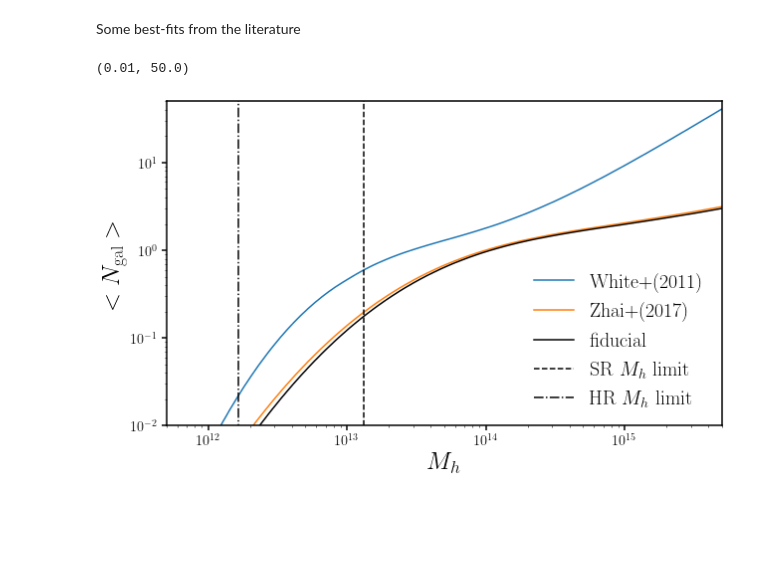
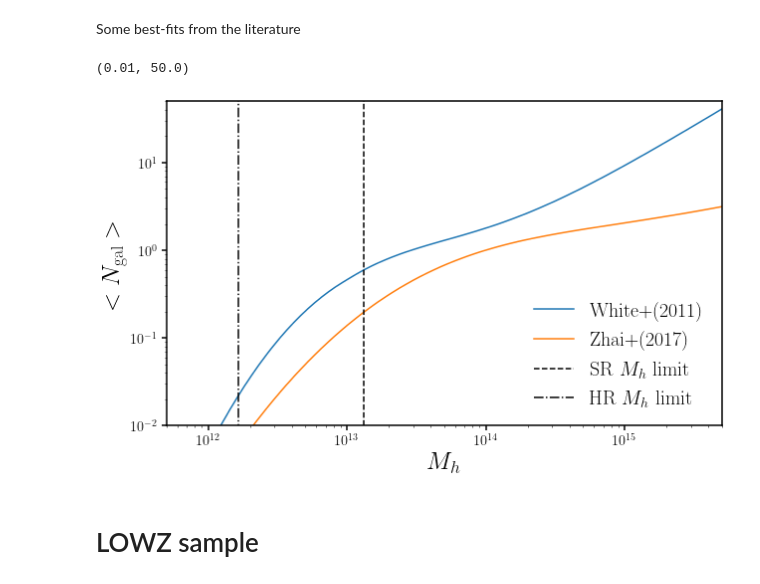
Before and after one commit to changhoonhahn/eMaNu, a Jupyter notebook: nb/hod/hod_highz.ipynb, the cells around one changed output. Cells and saved outputs as stored; diff of their text form; code cells hidden in the pictures; blank space fills up the shorter version.

```diff
--- a/nb/hod/hod_highz.ipynb
+++ b/nb/hod/hod_highz.ipynb
@@ -89,24 +89,26 @@ zhai2017 = np.array([13.67, 0.81, 11.62, 0.43, 14.93])
 # %%
 logMbin = np.linspace(11., 16., 100) # logMh bins
 
 fig = plt.figure(figsize=(10,6))
 sub = fig.add_subplot(111)
 
 sub.plot(10**logMbin, Ngal_Mh(white2011, logMbin), label='White+(2011)')
 sub.plot(10**logMbin, Ngal_Mh(zhai2017, logMbin), label='Zhai+(2017)')
-sub.plot(10**logMbin, Ngal_Mh(fiducial, logMbin), c='k', label='fiducial')
+#sub.plot(10**logMbin, Ngal_Mh(fiducial, logMbin), c='k', label='fiducial')
 
 
 sub.plot([10**Mh_lim_sr, 10**Mh_lim_sr], [1e-3, 1e3], c='k', ls='--', label='SR $M_h$ limit')
 sub.plot([10**Mh_lim_hr, 10**Mh_lim_hr], [1e-3, 1e3], c='k', ls='-.', label='HR $M_h$ limit')
 
 sub.legend(loc='lower right', fontsize=20)
 sub.set_xlabel('$M_h$', fontsize=25)
 sub.set_xscale('log')
 sub.set_xlim(5e11, 5e15)
 sub.set_ylabel(r'$<N_{\rm gal}>$', fontsize=25)
 sub.set_yscale('log')
 sub.set_ylim(1e-2, 5e1)
 # %% [output]
 (0.01, 50.0)
-[figure, old version]
+[figure, new version]
+# %% [markdown]
+# LOWZ sample
```
Also changed, not shown: parts of 2 cells of this notebook.
